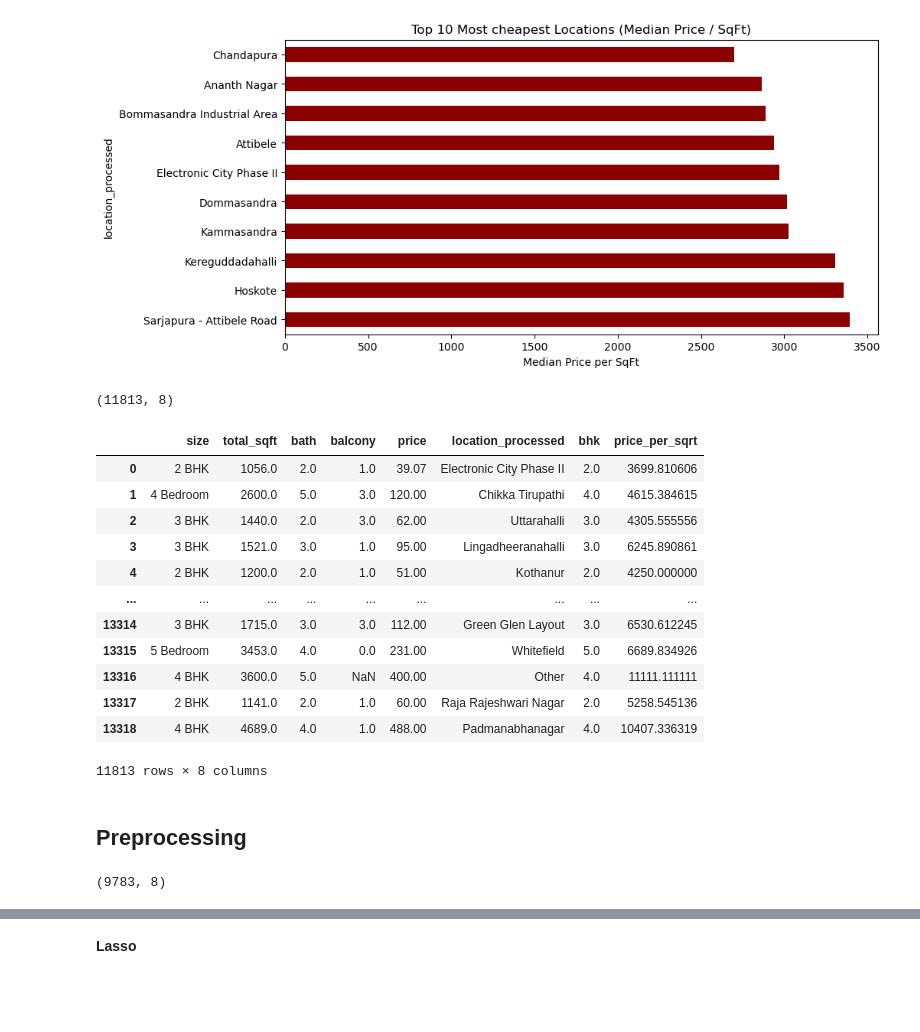
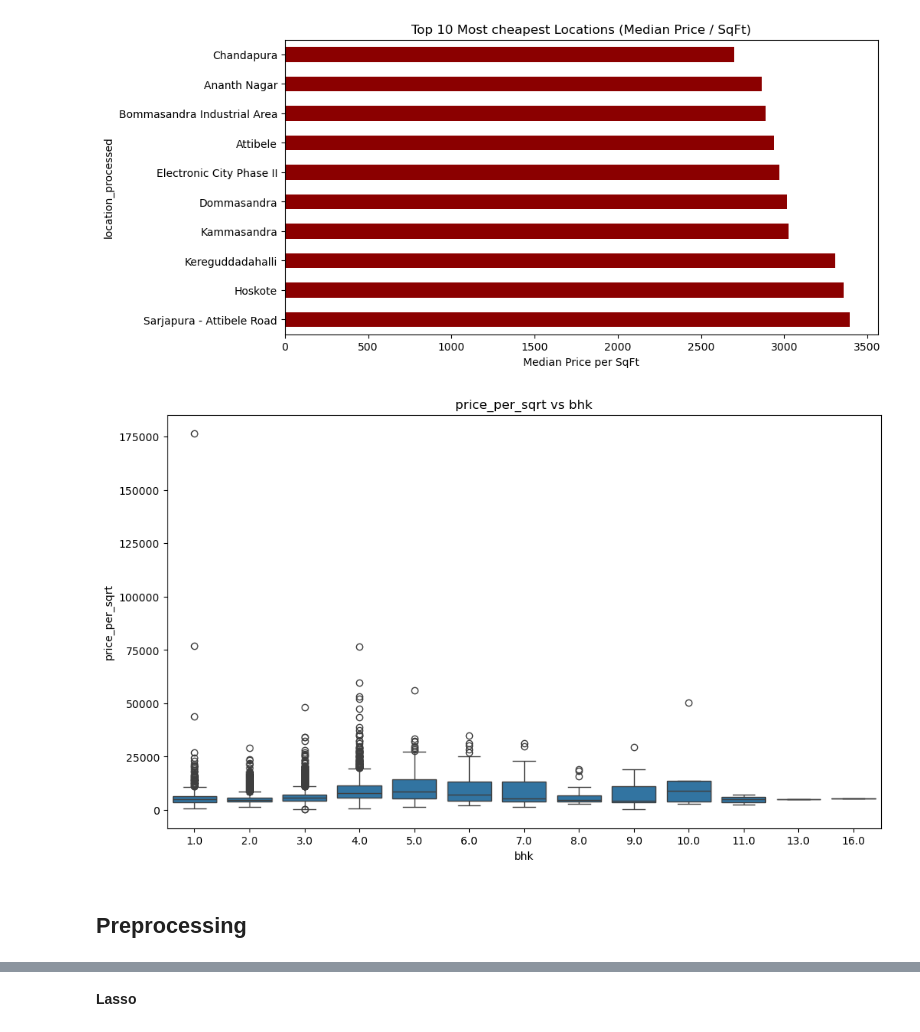
Before and after one commit to majidalimajid561/banglore_house-_price_prediction, a Jupyter notebook: Script/house_Price.ipynb, the cells around one changed output, grey strips where cells are left out. Saved outputs shown, nothing was run; the diff lists cells and outputs as text; code cells hidden in the pictures; blank space fills up the shorter version.

```diff
--- a/Script/house_Price.ipynb
+++ b/Script/house_Price.ipynb
@@ -318,26 +331,13 @@ plt.xlabel('Median Price per SqFt')
 plt.show()
 # %% [output]
 [figure]
-# %%
-df2.shape
-# %% [output]
-(11813, 8)
-# %%
-df2
-# %% [output]
-|  | size | total_sqft | bath | balcony | price | location_processed | bhk | price_per_sqrt |
-| 0 | 2 BHK | 1056.0 | 2.0 | 1.0 | 39.07 | Electronic City Phase II | 2.0 | 3699.810606 |
-| 1 | 4 Bedroom | 2600.0 | 5.0 | 3.0 | 120.00 | Chikka Tirupathi | 4.0 | 4615.384615 |
-| 2 | 3 BHK | 1440.0 | 2.0 | 3.0 | 62.00 | Uttarahalli | 3.0 | 4305.555556 |
-| 3 | 3 BHK | 1521.0 | 3.0 | 1.0 | 95.00 | Lingadheeranahalli | 3.0 | 6245.890861 |
-| 4 | 2 BHK | 1200.0 | 2.0 | 1.0 | 51.00 | Kothanur | 2.0 | 4250.000000 |
-| ... | ... | ... | ... | ... | ... | ... | ... | ... |
-| 13314 | 3 BHK | 1715.0 | 3.0 | 3.0 | 112.00 | Green Glen Layout | 3.0 | 6530.612245 |
-| 13315 | 5 Bedroom | 3453.0 | 4.0 | 0.0 | 231.00 | Whitefield | 5.0 | 6689.834926 |
-| 13316 | 4 BHK | 3600.0 | 5.0 | NaN | 400.00 | Other | 4.0 | 11111.111111 |
-| 13317 | 2 BHK | 1141.0 | 2.0 | 1.0 | 60.00 | Raja Rajeshwari Nagar | 2.0 | 5258.545136 |
-| 13318 | 4 BHK | 4689.0 | 4.0 | 1.0 | 488.00 | Padmanabhanagar | 4.0 | 10407.336319 |
-11813 rows × 8 columns
+# %%
+plt.figure(figsize=(12,7))
+sns.boxplot(data=df2,x='bhk',y='price_per_sqrt')
+plt.title("price_per_sqrt vs bhk")
+plt.show()
+# %% [output]
+[figure, added]
 # %% [markdown]
 ## Preprocessing
 # %%
@@ -391,4 +399,0 @@ df2=remove_total_sqft_outlier_iqr(df2)
-# %%
-df2.shape
-# %% [output]
-(9783, 8)
```
Also changed, not shown: parts of 22 cells of this notebook, 5 other files.
